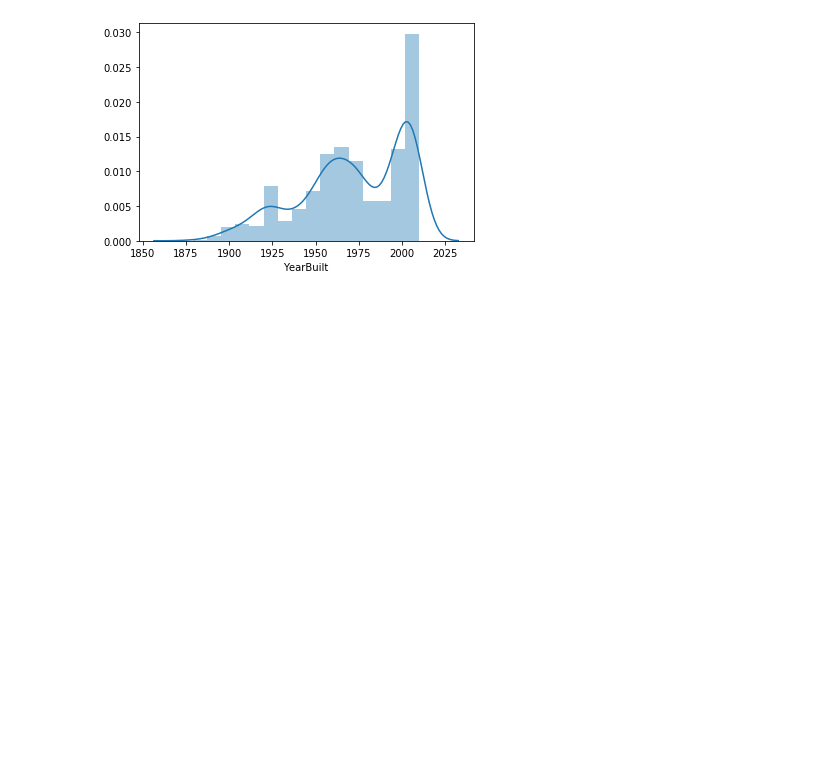
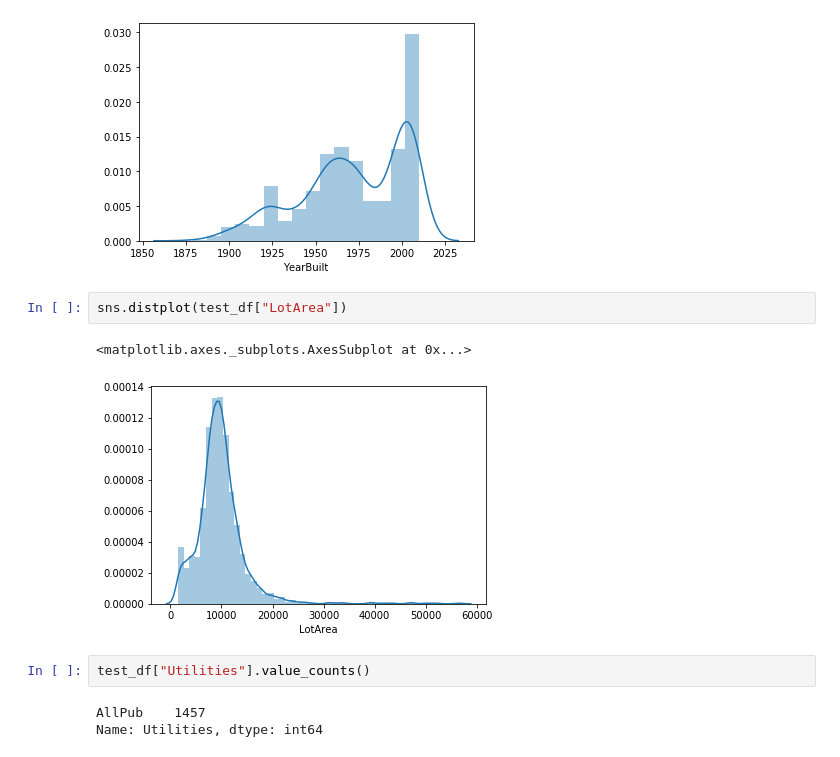
Before and after one commit to Max-Kloucek/kaggle_houseprices, a Jupyter notebook: exploring.ipynb, the cells around one changed output. Cells and saved outputs as stored; diff of their text form; blank space fills up the shorter version.

```diff
--- a/exploring.ipynb
+++ b/exploring.ipynb
@@ -74,3 +74,13 @@ sns.distplot(test_df["YearBuilt"])
 # %% [output]
 <matplotlib.axes._subplots.AxesSubplot at 0x...>
 [figure]
+# %%
+sns.distplot(test_df["LotArea"])
+# %% [output]
+<matplotlib.axes._subplots.AxesSubplot at 0x...>
+[figure, added]
+# %%
+test_df["Utilities"].value_counts()
+# %% [output]
+AllPub    1457
+Name: Utilities, dtype: int64
```
Also changed, not shown: parts of 7 cells of this notebook.
